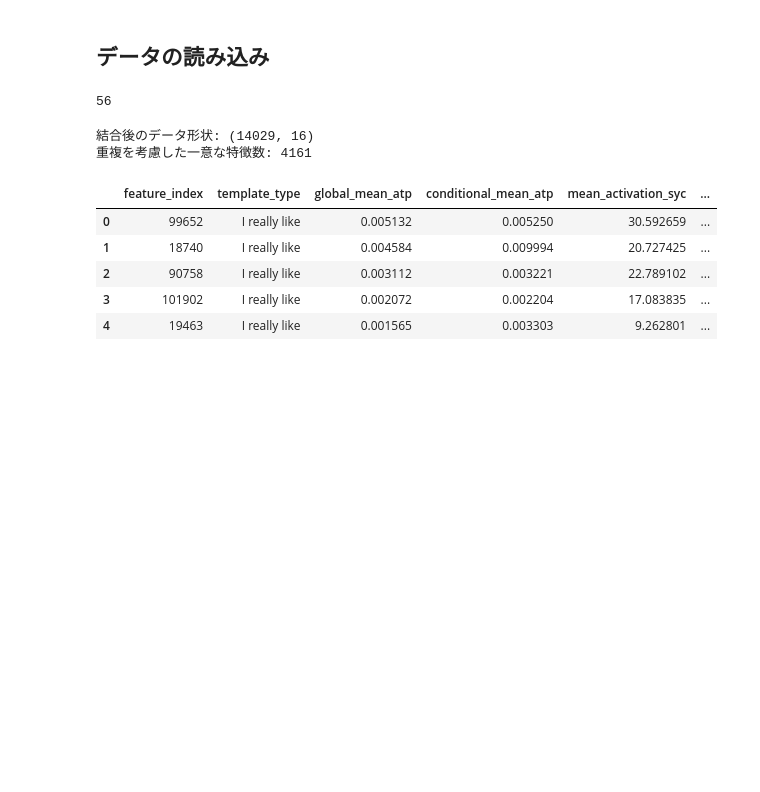
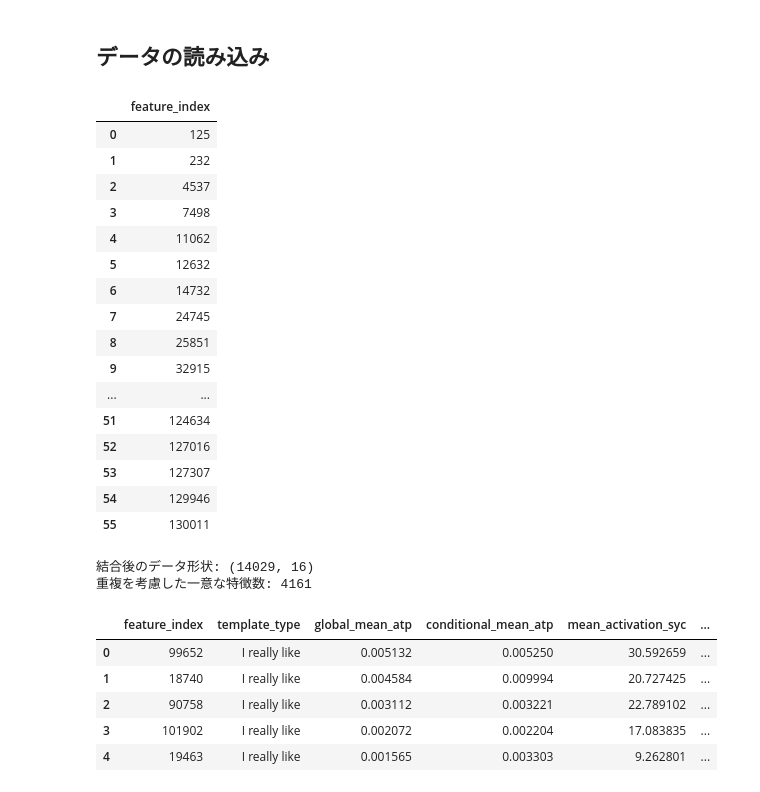
Before and after one commit to Itsuki966/sae_shap, a Jupyter notebook: attribution_patching_analysis.ipynb, the cells around one changed output. Cells and saved outputs as stored; diff of their text form; code cells hidden in the pictures; blank space fills up the shorter version.

```diff
--- a/attribution_patching_analysis.ipynb
+++ b/attribution_patching_analysis.ipynb
@@ -19,10 +19,26 @@ data_dislike = pd.read_csv(dislike_metrics_path)
 data_write = pd.read_csv(write_metrics_path)
 data_not_write = pd.read_csv(not_write_metrics_path)
 data_select = pd.read_csv(select_path)
-# %%
-len(data_select)
-# %% [output]
-56
+# %%
+data_select
+# %% [output]
+|  | feature_index |
+| 0 | 125 |
+| 1 | 232 |
+| 2 | 4537 |
+| 3 | 7498 |
+| 4 | 11062 |
+| 5 | 12632 |
+| 6 | 14732 |
+| 7 | 24745 |
+| 8 | 25851 |
+| 9 | 32915 |
+| ... | ... |
+| 51 | 124634 |
+| 52 | 127016 |
+| 53 | 127307 |
+| 54 | 129946 |
+| 55 | 130011 |
 # %%
 # 4つのテンプレート別データを結合
 data_metrics = pd.concat([data_like, data_dislike, data_write, data_not_write], ignore_index=True)
```
Also changed, not shown: parts of 8 cells of this notebook, 2 other files.
